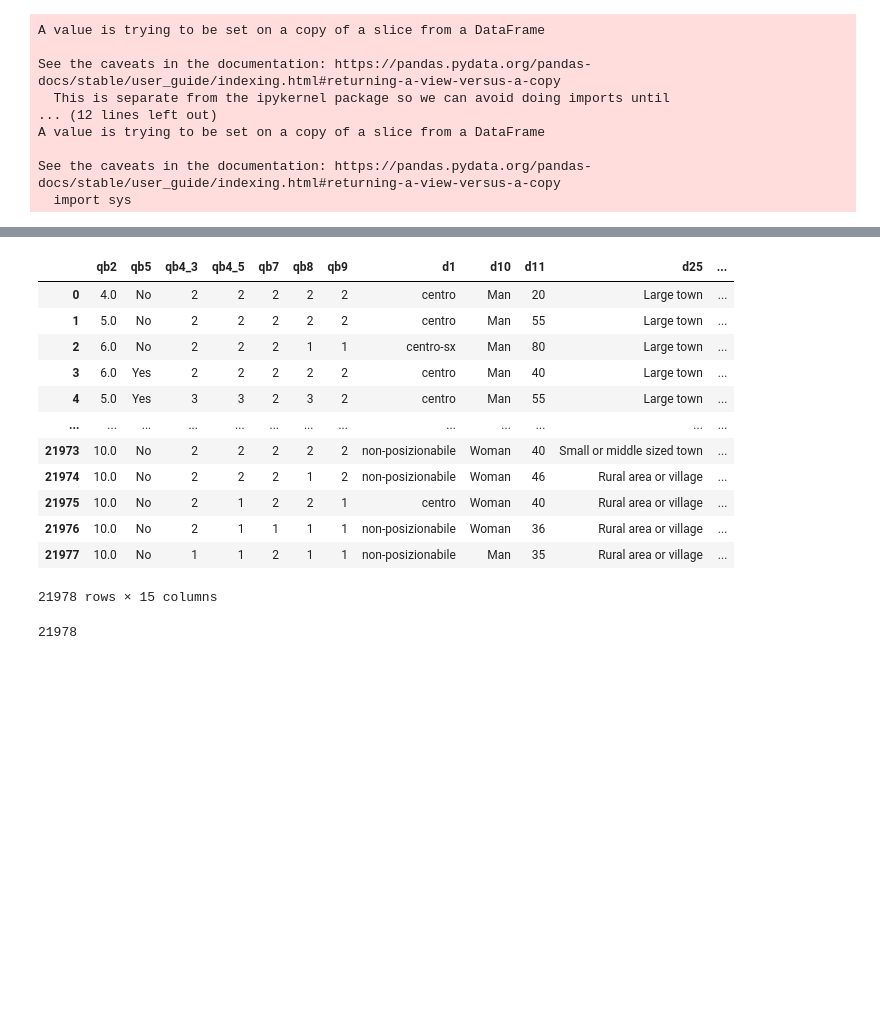
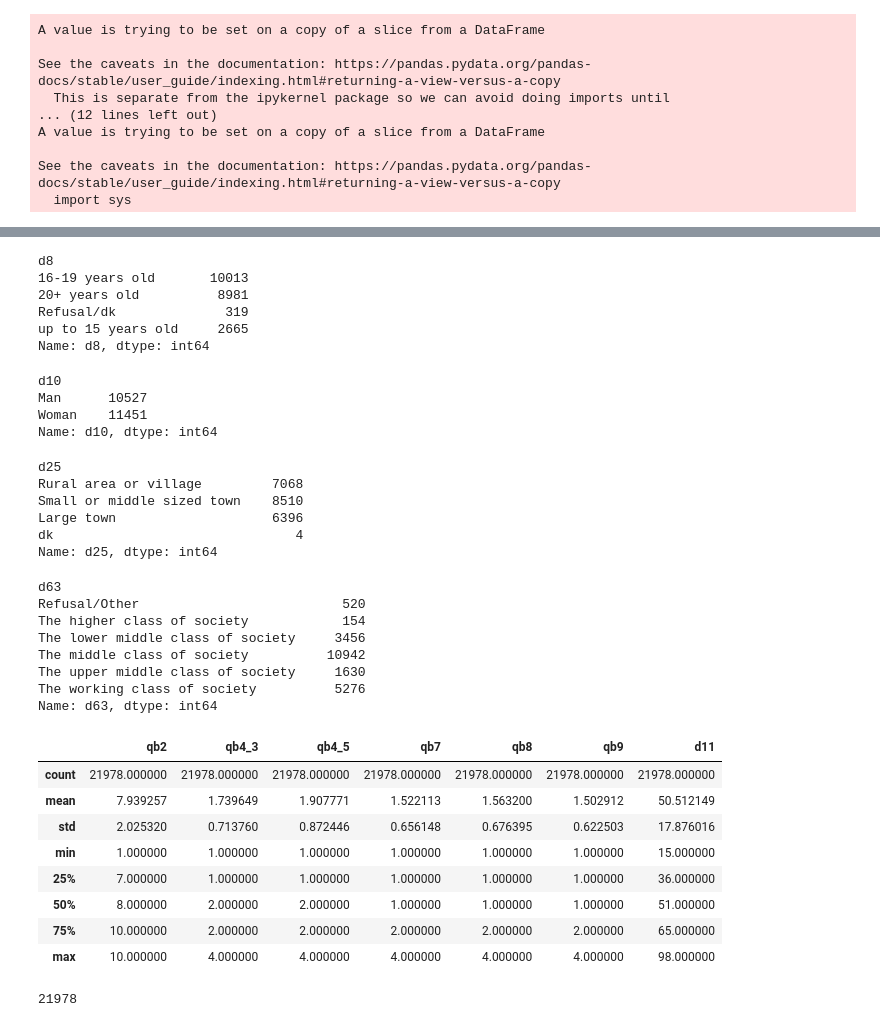
Before and after one commit to claudiagiuspoli/pro-environmental-behaviour, a Jupyter notebook: data cleaning.ipynb, the cells around one changed output, grey strips where cells are left out. Saved outputs shown, nothing was run; the diff lists cells and outputs as text; code cells hidden in the pictures; blank space fills up the shorter version.

```diff
--- a/data cleaning.ipynb
+++ b/data cleaning.ipynb
@@ -290,8 +290,3 @@ print(nan_qb9 )
 #df = df.replace(['Refusal (SPONT.)'], np.NaN)
 
 #df['full_count'] = df.apply(lambda x: sum(x.isnull().values), axis = 1) # For rows
-# %%
-pd.set_option('display.max_columns', None)
-
-#nan = df[df.full_count >= 5]
-#len(nan)
@@ -562,19 +600,51 @@ df = df.rename(columns={"country2": "country"})
+# %%
+df.groupby('d8')['d8'].count()
+# %% [output]
+d8
+16-19 years old       10013
+20+ years old          8981
+Refusal/dk              319
+up to 15 years old     2665
+Name: d8, dtype: int64
+# %%
+df.groupby('d10')['d10'].count()
+# %% [output]
+d10
+Man      10527
+Woman    11451
+Name: d10, dtype: int64
+# %%
+df.groupby('d25')['d25'].count()
+# %% [output]
+d25
+Rural area or village         7068
+Small or middle sized town    8510
+Large town                    6396
+dk                               4
+Name: d25, dtype: int64
+# %%
+df.groupby('d63')['d63'].count()
+# %% [output]
+d63
+Refusal/Other                          520
+The higher class of society            154
+The lower middle class of society     3456
+The middle class of society          10942
+The upper middle class of society     1630
+The working class of society          5276
+Name: d63, dtype: int64
 # %%
-df
+df.describe()
 # %% [output]
-|  | qb2 | qb5 | qb4_3 | qb4_5 | qb7 | qb8 | qb9 | d1 | d10 | d11 | d25 | ... |
-| 0 | 4.0 | No | 2 | 2 | 2 | 2 | 2 | centro | Man | 20 | Large town | ... |
-| 1 | 5.0 | No | 2 | 2 | 2 | 2 | 2 | centro | Man | 55 | Large town | ... |
-| 2 | 6.0 | No | 2 | 2 | 2 | 1 | 1 | centro-sx | Man | 80 | Large town | ... |
-| 3 | 6.0 | Yes | 2 | 2 | 2 | 2 | 2 | centro | Man | 40 | Large town | ... |
-| 4 | 5.0 | Yes | 3 | 3 | 2 | 3 | 2 | centro | Man | 55 | Large town | ... |
-| ... | ... | ... | ... | ... | ... | ... | ... | ... | ... | ... | ... | ... |
-| 21973 | 10.0 | No | 2 | 2 | 2 | 2 | 2 | non-posizionabile | Woman | 40 | Small or middle sized town | ... |
-| 21974 | 10.0 | No | 2 | 2 | 2 | 1 | 2 | non-posizionabile | Woman | 46 | Rural area or village | ... |
-| 21975 | 10.0 | No | 2 | 1 | 2 | 2 | 1 | centro | Woman | 40 | Rural area or village | ... |
-| 21976 | 10.0 | No | 2 | 1 | 1 | 1 | 1 | non-posizionabile | Woman | 36 | Rural area or village | ... |
-| 21977 | 10.0 | No | 1 | 1 | 2 | 1 | 1 | non-posizionabile | Man | 35 | Rural area or village | ... |
+|  | qb2 | qb4_3 | qb4_5 | qb7 | qb8 | qb9 | d11 |
+| count | 21978.000000 | 21978.000000 | 21978.000000 | 21978.000000 | 21978.000000 | 21978.000000 | 21978.000000 |
+| mean | 7.939257 | 1.739649 | 1.907771 | 1.522113 | 1.563200 | 1.502912 | 50.512149 |
+| std | 2.025320 | 0.713760 | 0.872446 | 0.656148 | 0.676395 | 0.622503 | 17.876016 |
+| min | 1.000000 | 1.000000 | 1.000000 | 1.000000 | 1.000000 | 1.000000 | 15.000000 |
+| 25% | 7.000000 | 1.000000 | 1.000000 | 1.000000 | 1.000000 | 1.000000 | 36.000000 |
+| 50% | 8.000000 | 2.000000 | 2.000000 | 1.000000 | 1.000000 | 1.000000 | 51.000000 |
+| 75% | 10.000000 | 2.000000 | 2.000000 | 2.000000 | 2.000000 | 2.000000 | 65.000000 |
+| max | 10.000000 | 4.000000 | 4.000000 | 4.000000 | 4.000000 | 4.000000 | 98.000000 |
-21978 rows × 15 columns
 # %%
 df.to_csv('df-prova10.csv')
 # %%
```
Also changed, not shown: parts of 11 cells of this notebook, 1 other file.
